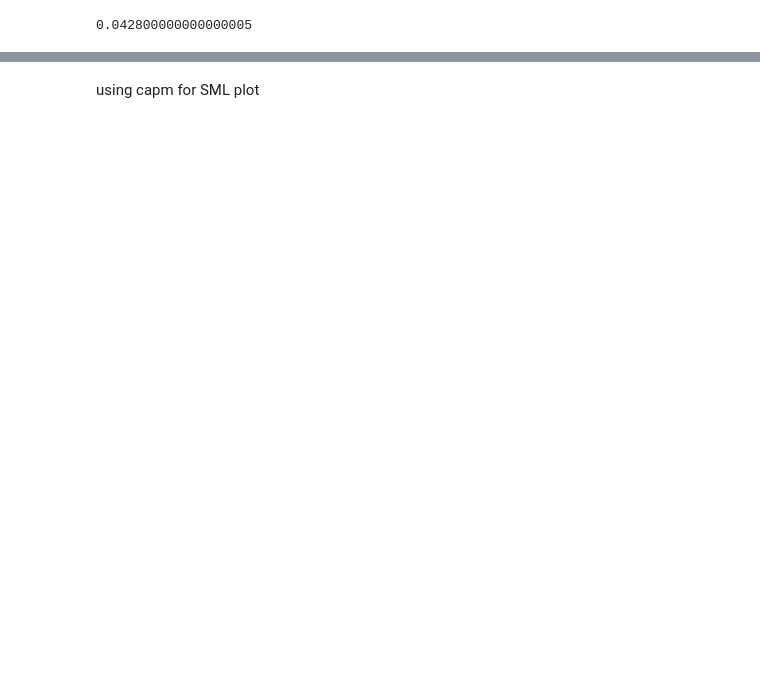
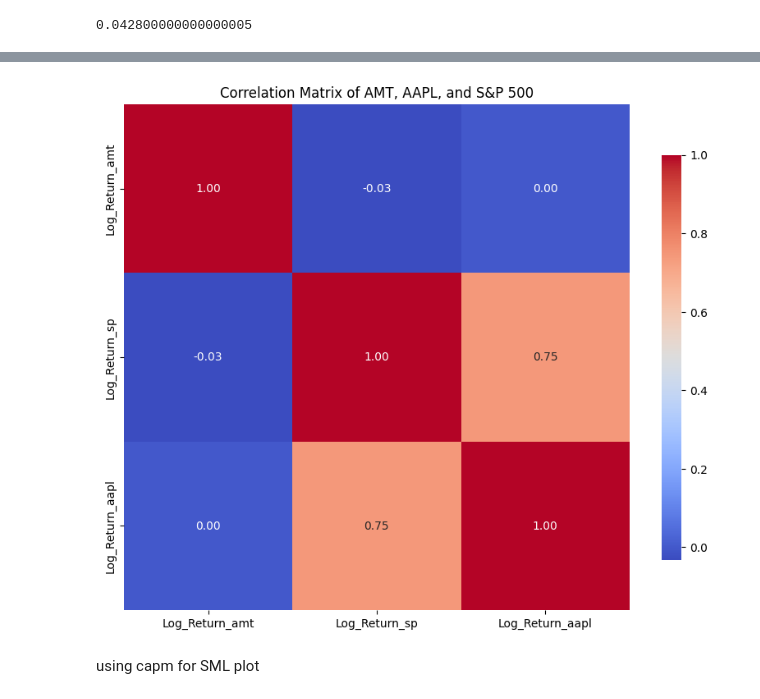
Before and after one commit to a4kulshr/quantaco, a Jupyter notebook: portfolio.ipynb, the cells around one changed output, grey strips where cells are left out. Saved outputs shown, nothing was run; the diff lists cells and outputs as text; code cells hidden in the pictures; blank space fills up the shorter version.

```diff
--- a/portfolio.ipynb
+++ b/portfolio.ipynb
@@ -175,3 +183,42 @@ Sharpe Ratio: -2.399980270025487
 [figure]
+# %%
+# create a correlation matrix for stocks AMT , AAPL, and S&P 500
+altick = ['AAPL']
+return_df = yf.download(altick, period="1y", progress=False, threads=False)
+return_df_alt= return_df[['Close']].reset_index()
+return_df_alt.columns = ['Date', 'Close']
+#set log returns for AAPL
+return_df_alt['Date'] = pd.to_datetime(return_df_alt['Date'])
+return_df_alt['Date'] = return_df_alt['Date'].dt.strftime('%Y-%m-%d')
+return_df_alt['Log_Return_aapl'] = np.log(return_df_alt['Close'] / return_df_alt['Close'].shift(1))
+
+altick = ['AMT']
+return_df_amt = yf.download(altick, period="1y", progress=False, threads=False)
+return_df_amt = return_df_amt[['Close']].reset_index()
+return_df_amt.columns = ['Date', 'Close']
+# Set log returns for AMT
+return_df_amt['Date'] = pd.to_datetime(return_df_amt['Date'])
+return_df_amt['Date'] = return_df_amt['Date'].dt.strftime('%Y-%m-%d')
+return_df_amt['Log_Return_amt'] = np.log(return_df_amt['Close'] / return_df_amt['Close'].shift(1))
+
+altick = ['^GSPC']  # S&P 500 index
+return_df_sp500 = yf.download(altick, period="1y", progress=False, threads=False)
+return_df_sp500 = return_df_sp500[['Close']].reset_index()
+return_df_sp500.columns = ['Date', 'Close']
+# Set log returns for S&P 500
+return_df_sp500['Date'] = pd.to_datetime(return_df_sp500['Date'])
+return_df_sp500['Date'] = return_df_sp500['Date'].dt.strftime('%Y-%m-%d')
+return_df_sp500['Log_Return_sp'] = np.log(return_df_sp500['Close'] / return_df_sp500['Close'].shift(1))
+
+
+
+# Create correlation matrix
+correlation_matrix = pd.concat([return_df_amt['Log_Return_amt'], return_df_sp500['Log_Return_sp'], return_df_alt['Log_Return_aapl']], axis=1).corr()
+plt.figure(figsize=(10, 8))
+sn.heatmap(correlation_matrix, annot=True, cmap='coolwarm', fmt=".2f", square=True, cbar_kws={"shrink": .8})
+plt.title("Correlation Matrix of AMT, AAPL, and S&P 500")
+plt.show()
+# %% [output]
+[figure, added]
 # %% [markdown]
 using capm for SML plot
```
Also changed, not shown: parts of 7 cells of this notebook, 2 other files.
